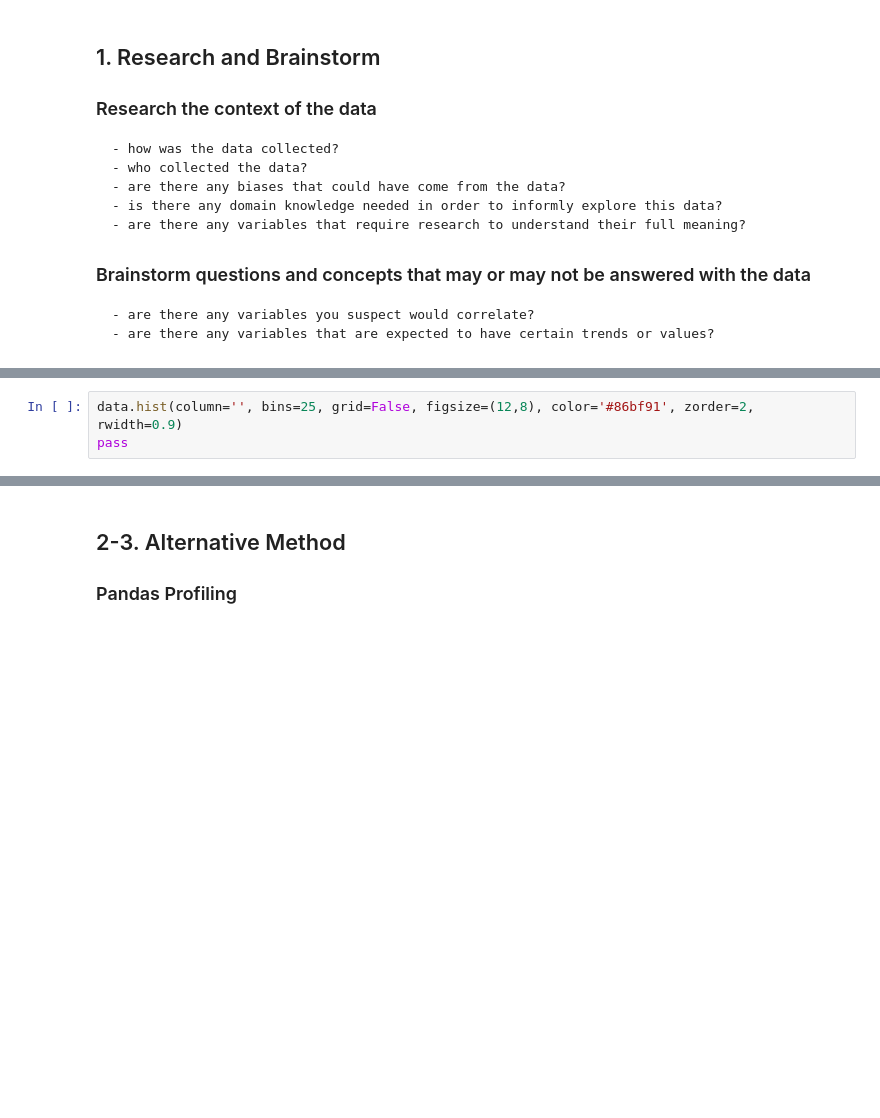
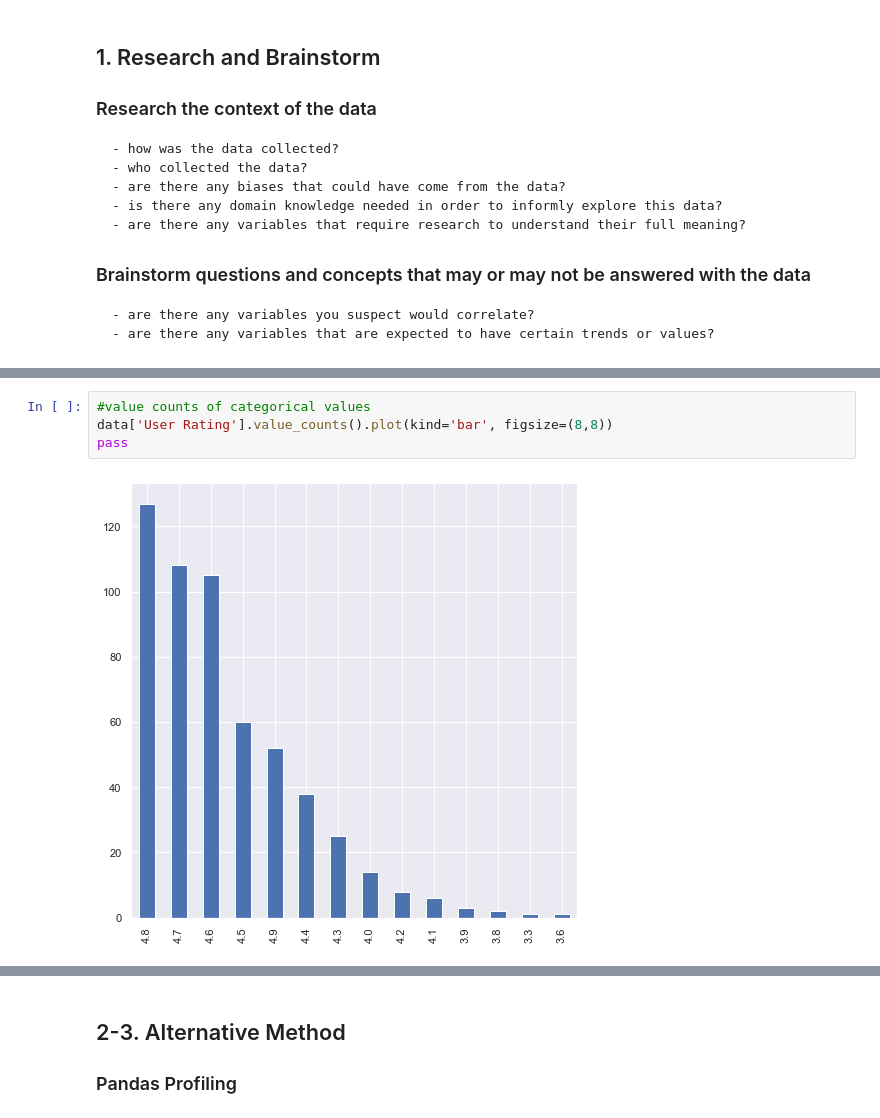
Before and after one commit to pugel/templates, a Jupyter notebook: Simple_EDA_Template.ipynb, the cells around one changed output, grey strips where cells are left out. Cells and saved outputs as stored; diff of their text form; blank space fills up the shorter version.

```diff
--- a/Simple_EDA_Template.ipynb
+++ b/Simple_EDA_Template.ipynb
@@ -80,3 +151,6 @@ pass
-# %%
-data.hist(column='', bins=25, grid=False, figsize=(12,8), color='#86bf91', zorder=2, rwidth=0.9)
-pass
+# %%
+#value counts of categorical values
+data['User Rating'].value_counts().plot(kind='bar', figsize=(8,8))
+pass
+# %% [output]
+[figure, added]
```
Also changed, not shown: parts of 25 cells of this notebook, 5 other files.
